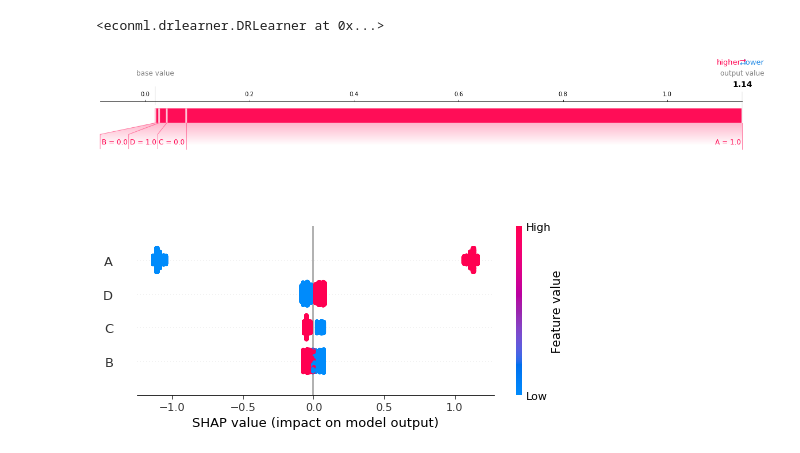
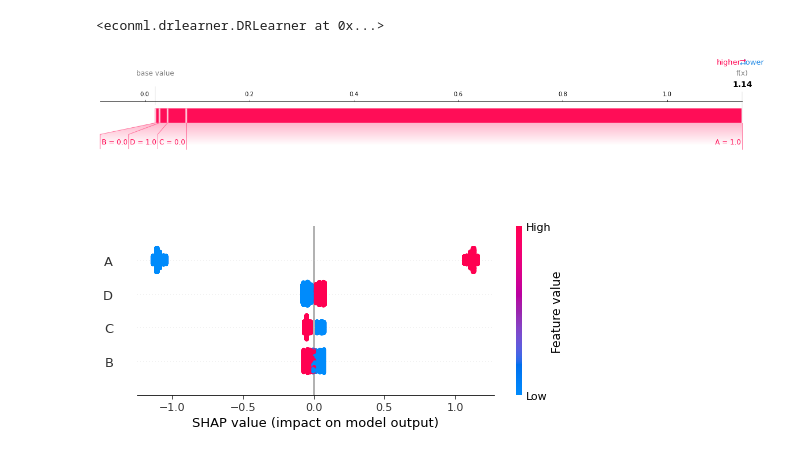
Before and after one commit to py-why/EconML, a Jupyter notebook: notebooks/Doubly Robust Learner and Interpretability.ipynb, the cells around one changed output. Cells and saved outputs as stored; diff of their text form; code cells hidden in the pictures.

```diff
--- a/notebooks/Doubly Robust Learner and Interpretability.ipynb
+++ b/notebooks/Doubly Robust Learner and Interpretability.ipynb
@@ -476,17 +476,14 @@ est = DRLearner(model_regression=GradientBoostingRegressor(max_depth=3, n_estima
 est.fit(y, T, X=X[:, :4], W=X[:, 4:])
 # %% [output]
 <econml.drlearner.DRLearner at 0x...>
+# %%
+import shap
+import pandas as pd
+# explain the model's predictions using SHAP values
+shap_values=est.shap_values(X[:,:4],feature_names=['A', 'B', 'C', 'D'])
 # %%
-import shap
-import pandas as pd
-
-Xdf = pd.DataFrame(X[:, :4], columns=['A', 'B', 'C', 'D'])
-# explain the model's predictions using SHAP values
-explainer = shap.TreeExplainer(est.model_cate(T=1))
-shap_values = explainer.shap_values(Xdf)
-
 # visualize the first prediction's explanation (use matplotlib=True to avoid Javascript)
-shap.force_plot(explainer.expected_value, shap_values[0,:], Xdf.iloc[0,:], matplotlib=True)
+shap.force_plot(shap_values["Y0"]["T0"][0],matplotlib=True)
 # %% [output]
-[figure, old version]
+[figure, new version]
 # %%
```
Also changed, not shown: parts of 2 cells of this notebook, 12 other files.
